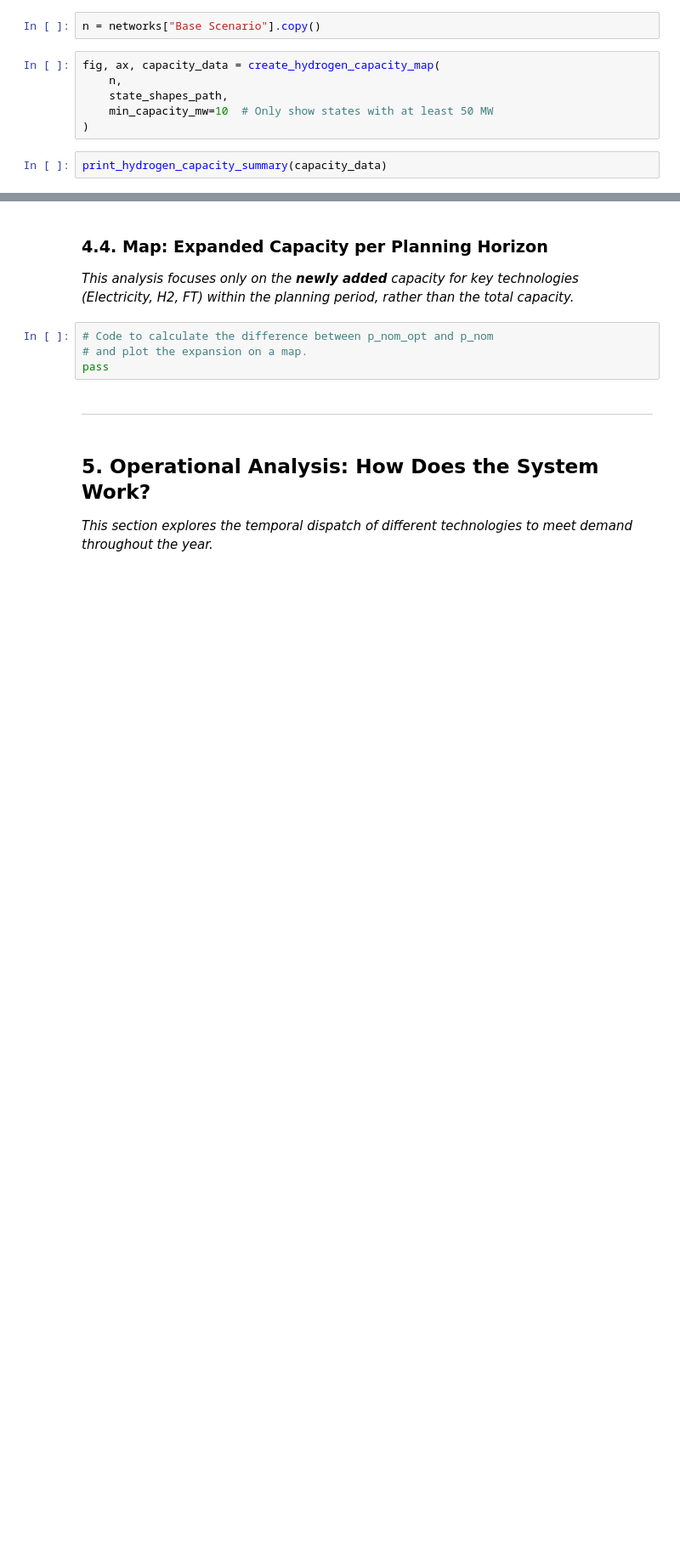
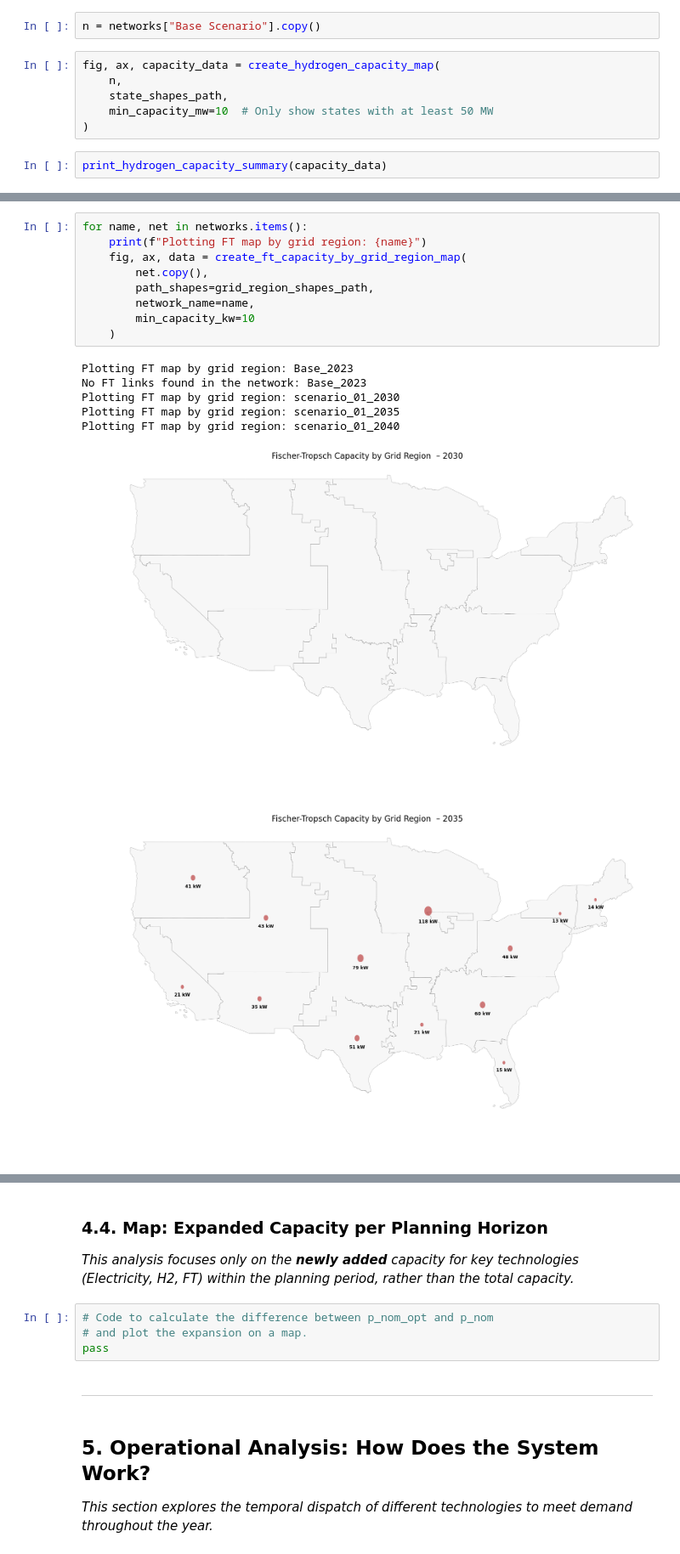
Before and after one commit to open-energy-transition/efuels-supply-potentials, a Jupyter notebook: notebooks/scenario_analysis_single.ipynb, the cells around one changed output, grey strips where cells are left out. Shown at 85% size. Drawn from its saved outputs; the diff is of its cells as text; blank space fills up the shorter version.

```diff
--- a/notebooks/scenario_analysis_single.ipynb
+++ b/notebooks/scenario_analysis_single.ipynb
@@ -1437,0 +1490,17 @@ fig, ax, ft_capacity_data = create_ft_capacity_map(
+# %%
+for name, net in networks.items():
+    print(f"Plotting FT map by grid region: {name}")
+    fig, ax, data = create_ft_capacity_by_grid_region_map(
+        net.copy(),
+        path_shapes=grid_region_shapes_path,
+        network_name=name,
+        min_capacity_kw=10
+    )
+# %% [output]
+Plotting FT map by grid region: Base_2023
+No FT links found in the network: Base_2023
+Plotting FT map by grid region: scenario_01_2030
+Plotting FT map by grid region: scenario_01_2035
+Plotting FT map by grid region: scenario_01_2040
+[figure, added]
+[figure, added]
```
Also changed, not shown: parts of 16 cells of this notebook.
